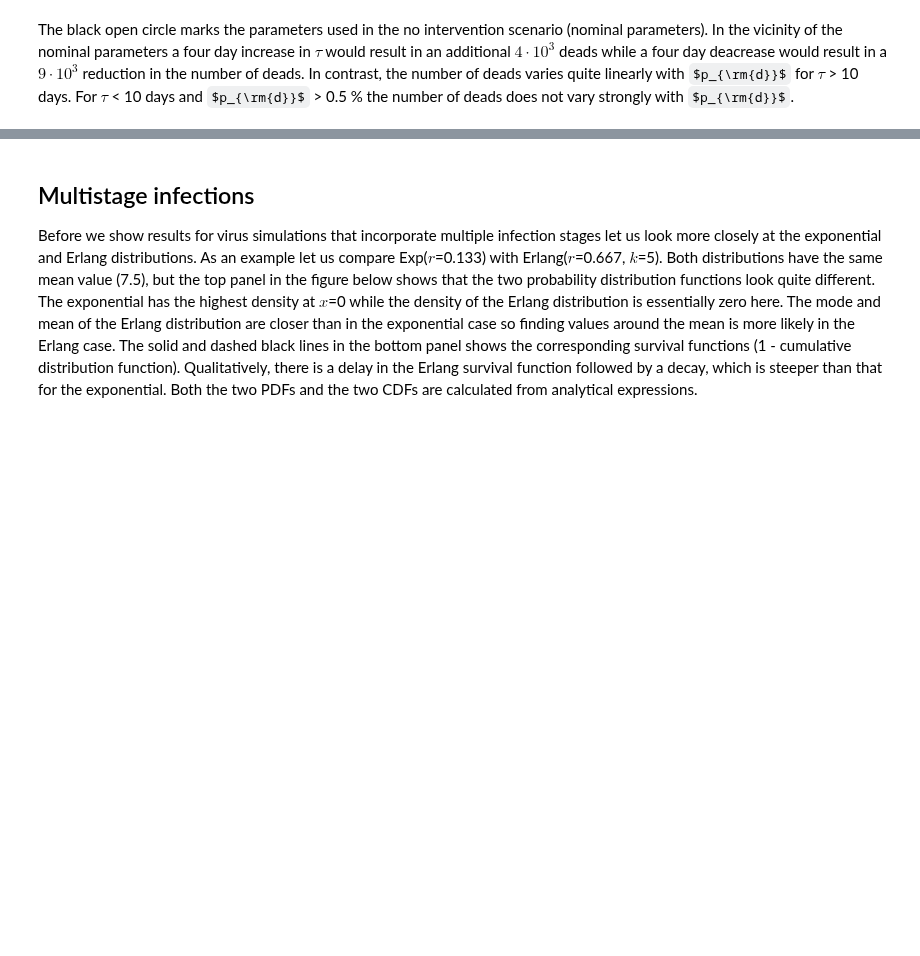
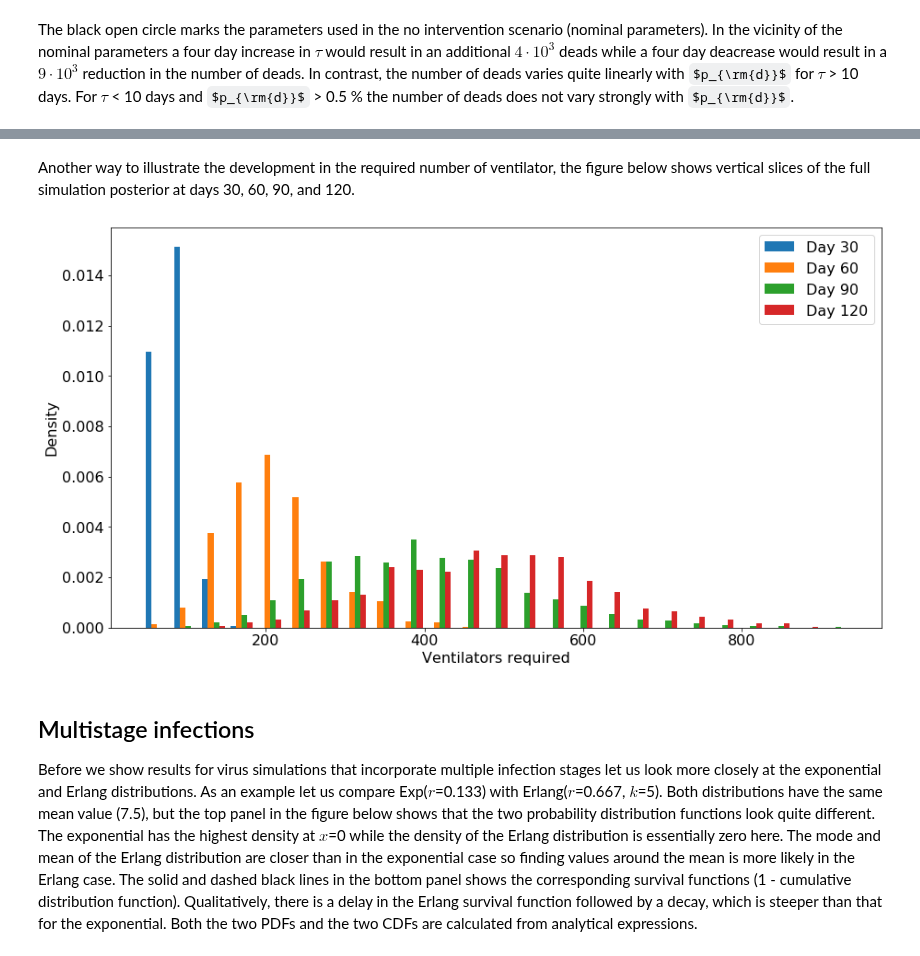
Before and after one commit to mrsonne/virus, a Jupyter notebook: virus.ipynb, the cells around one changed output, grey strips where cells are left out. Cells and saved outputs as stored; diff of their text form; code cells hidden in the pictures; some formulas as TeX source; blank space fills up the shorter version.

```diff
--- a/virus.ipynb
+++ b/virus.ipynb
@@ -428,3 +459,9 @@ render.ua_timeseries(times, response_tseries.T, ylabel=response['title'])
+# %% [markdown]
+Another way to illustrate the development in the required number of ventilator, the figure below shows vertical slices of the full simulation posterior at days 30, 60, 90, and 120.
+# %%
+render.ua_timeseries_slice(times, vals.T, time_vals=[30, 60, 90, 120], ylabel=response['title'])
+# %% [output]
+[figure, added]
 # %% [markdown]
 Multistage infections
 ------
```
Also changed, not shown: parts of 11 cells of this notebook.
